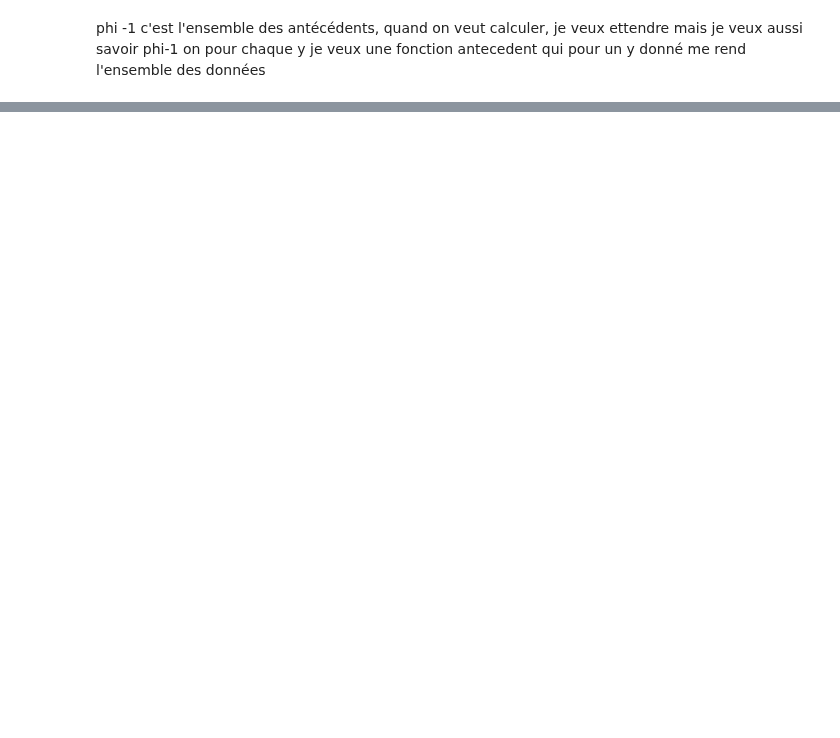
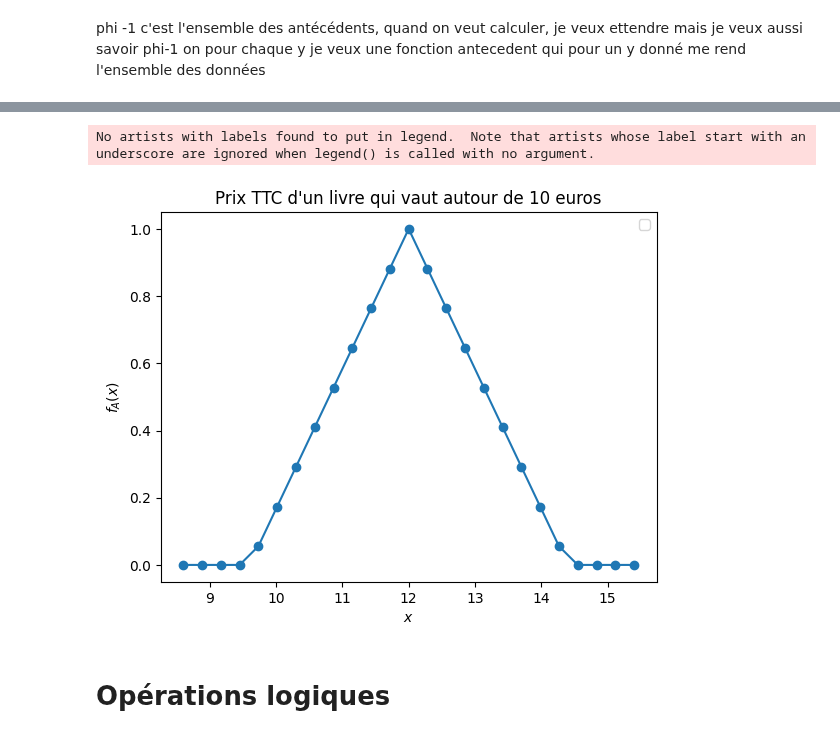
Before and after one commit to CharlesAttend/M2-DAC, a Jupyter notebook: XAI/TME/TME4/TME4.ipynb, the cells around one changed output, grey strips where cells are left out. Drawn from its saved outputs; the diff is of its cells as text; code cells hidden in the pictures; blank space fills up the shorter version.

Commit message:
XAI: TME4 - Principe d'extension ✅
On finira le reste en TME, là j'suis perdu dans les questions de logique (LRC ewww)

```diff
--- a/XAI/TME/TME4/TME4.ipynb
+++ b/XAI/TME/TME4/TME4.ipynb
@@ -321,14 +283,0 @@ Inverse Function: [y/2 - 3/2]
-# %%
-import sympy as sp
-
-# Define a variable and a function
-x = sp.symbols("x")
-f_x = x**2
-
-# Find the inverse function symbolically
-y = sp.symbols("y")
-inverse = sp.solve(f_x - y, x)  # Solve for x in terms of y
-inverse_function = inverse[0]
-
-# Print the inverse function
-print("Inverse Function:", inverse)
@@ -338,0 +335,29 @@ phi -1 c'est l'ensemble des antécédents, quand on veut calculer, je veux etten
+# %%
+def extension(A, phi, num=25):
+    f_b = []
+    f_a = lambda x: np.interp(x, A[:, 0], A[:, 1])
+
+    # obligé de bloucler à un moment, c'est pas compatible avec les arrays
+    # Il faut convertir en float sinon numpy n'arrive pas à identifier le dtype dans le linspace
+    y = [float(phi.calcule(A[i,0])) for i in range(len(A))]
+    y_min = min(y) - 1
+    y_max = max(y) + 1
+    y = np.linspace(y_min, y_max, num)
+    for y_i in y : # je ne sais pas trop comment limiter y
+        x_i = phi.antecedent(y_i)
+        if len(x_i) == 0:
+            f_b.append((y_i, 0))
+        else:
+            sup = f_a(x_i).max()
+            f_b.append((y_i, sup))
+    return np.array(f_b)
+
+x = sp.symbols("x", real=True, strict=False)
+phi = Phi(1.2*x, x)
+f_B = extension(A, phi)
+plot_sefs({"":f_B}, title="Prix TTC d'un livre qui vaut autour de 10 euros")
+# %% [output]
+No artists with labels found to put in legend.  Note that artists whose label start with an underscore are ignored when legend() is called with no argument.
+[figure, added]
+# %% [markdown]
+# Opérations logiques
```
Also changed, not shown: parts of 11 cells of this notebook.
